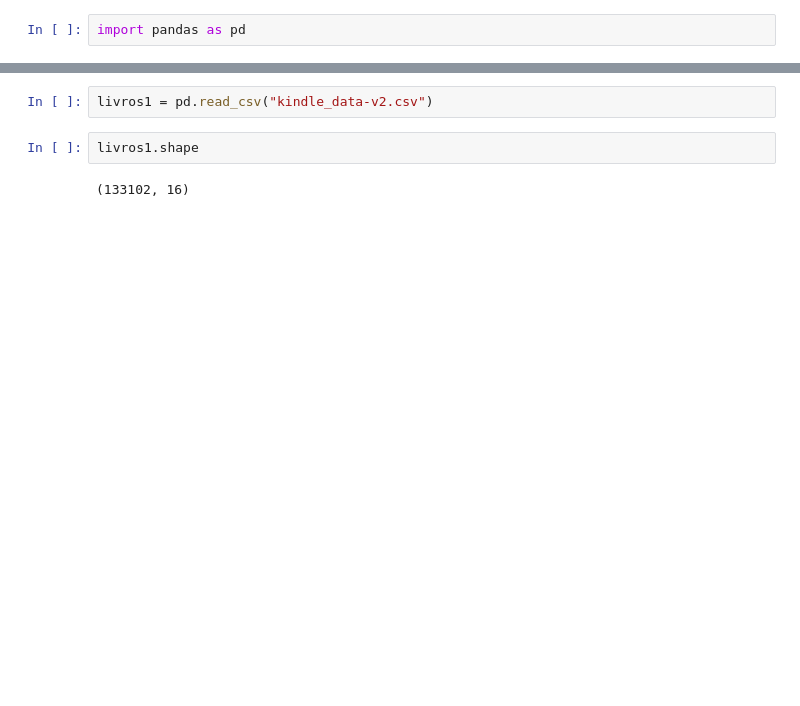
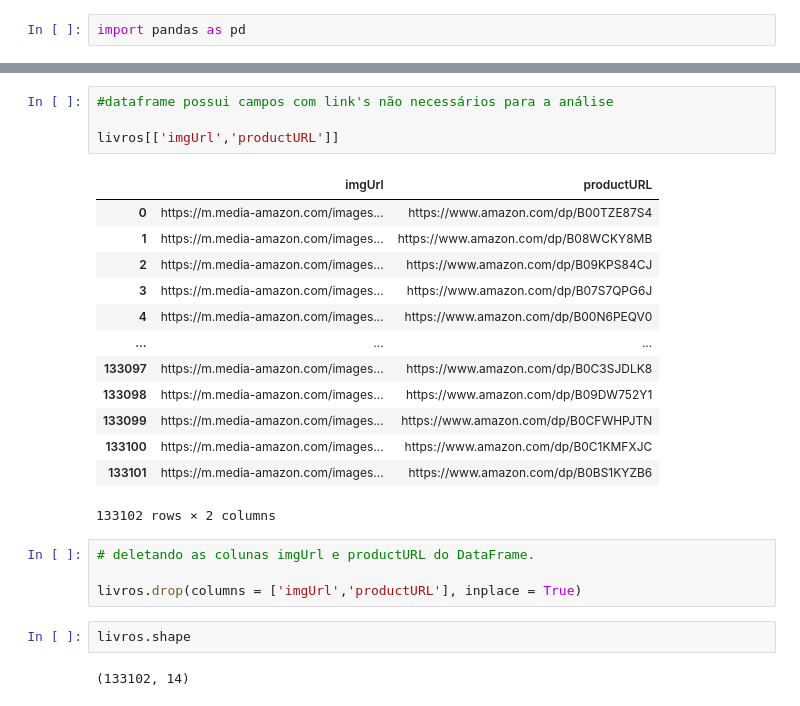
Before and after one commit to Danibisinoto/Repositorio_PROJETO_Tecnicas_de_Programacao_I, a Jupyter notebook: PROJETO.ipynb, the cells around one changed output, grey strips where cells are left out. Cells and saved outputs as stored; diff of their text form; blank space fills up the shorter version.

```diff
--- a/PROJETO.ipynb
+++ b/PROJETO.ipynb
@@ -125,7 +139,27 @@ units sold             0.000000
 dtype: float64
-# %%
-livros1 = pd.read_csv("kindle_data-v2.csv")
+# %%
+#dataframe possui campos com link's não necessários para a análise
+
+livros[['imgUrl','productURL']]
+# %% [output]
+|  | imgUrl | productURL |
+| 0 | https://m.media-amazon.com/images... | https://www.amazon.com/dp/B00TZE87S4 |
+| 1 | https://m.media-amazon.com/images... | https://www.amazon.com/dp/B08WCKY8MB |
+| 2 | https://m.media-amazon.com/images... | https://www.amazon.com/dp/B09KPS84CJ |
+| 3 | https://m.media-amazon.com/images... | https://www.amazon.com/dp/B07S7QPG6J |
+| 4 | https://m.media-amazon.com/images... | https://www.amazon.com/dp/B00N6PEQV0 |
+| ... | ... | ... |
+| 133097 | https://m.media-amazon.com/images... | https://www.amazon.com/dp/B0C3SJDLK8 |
+| 133098 | https://m.media-amazon.com/images... | https://www.amazon.com/dp/B09DW752Y1 |
+| 133099 | https://m.media-amazon.com/images... | https://www.amazon.com/dp/B0CFWHPJTN |
+| 133100 | https://m.media-amazon.com/images... | https://www.amazon.com/dp/B0C1KMFXJC |
+| 133101 | https://m.media-amazon.com/images... | https://www.amazon.com/dp/B0BS1KYZB6 |
+133102 rows × 2 columns
+# %%
+# deletando as colunas imgUrl e productURL do DataFrame.
+
+livros.drop(columns = ['imgUrl','productURL'], inplace = True)
 # %%
-livros1.shape
+livros.shape
 # %% [output]
-(133102, 16)
+(133102, 14)
```
Also changed, not shown: parts of 21 cells of this notebook.
